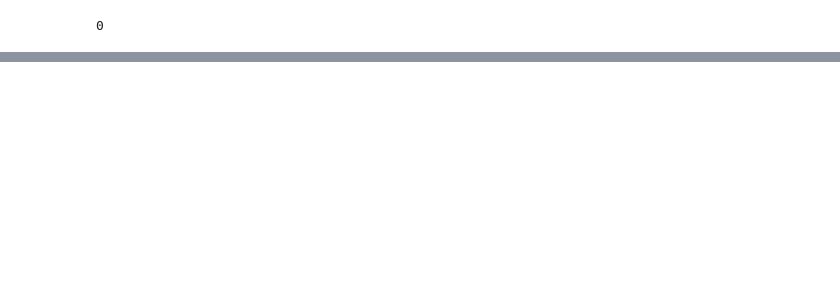
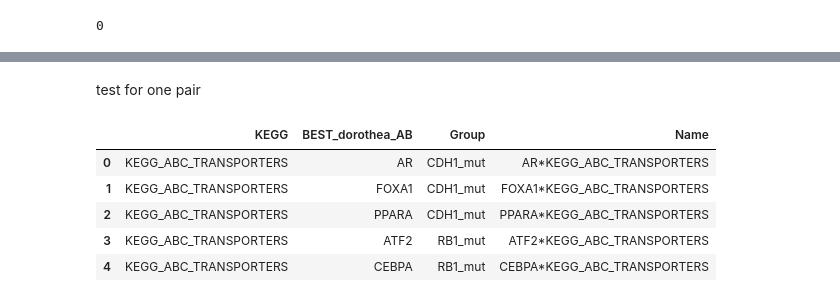
Before and after one commit to bence-szalai/why-pathway-methods-work, a Jupyter notebook: notebooks/overlap_analysis.ipynb, the cells around one changed output, grey strips where cells are left out. Drawn from its saved outputs; the diff is of its cells as text; code cells hidden in the pictures; blank space fills up the shorter version.

```diff
--- a/notebooks/overlap_analysis.ipynb
+++ b/notebooks/overlap_analysis.ipynb
@@ -318,0 +145,44 @@ activity2m1.shape
+# %% [markdown]
+test for one pair
+# %%
+dname1='KEGG'
+dname2='BEST_dorothea_AB'
+bname='gdsc'
+atype='_abs'
+# %%
+good1=pd.read_csv('../results/genesets/good/%s/%s_filtered%s.csv' % (bname,dname1,atype),
+                 sep=',',header=0,index_col=0)
+good2=pd.read_csv('../results/genesets/good/%s/%s_filtered%s.csv' % (bname,dname2,atype),
+                 sep=',',header=0,index_col=0)
+# %%
+pathways=[]
+good1set=[]
+good2set=[]
+# %%
+for s1 in good1.columns:
+    good_pathways=good1.index[good1[s1]==1]
+    for pw in good_pathways:
+        good2.columns[good2.loc[pw]==1]
+        for pw in good_pathways:
+            s2=list(good2.columns[good2.loc[pw]==1])
+            n=len(s2)
+            pathways+=[pw]*n
+            good1set+=[s1]*n
+            good2set+=s2
+goods=pd.DataFrame(index=range(len(pathways)))
+goods[dname1]=good1set
+goods[dname2]=good2set
+goods['Group']=pathways
+if dname1<dname2:
+    goods['Name']=goods[dname1]+'*'+goods[dname2]
+else:
+    goods['Name']=goods[dname2]+'*'+goods[dname1]
+# %%
+goods.head()
+# %% [output]
+|  | KEGG | BEST_dorothea_AB | Group | Name |
+| 0 | KEGG_ABC_TRANSPORTERS | AR | CDH1_mut | AR*KEGG_ABC_TRANSPORTERS |
+| 1 | KEGG_ABC_TRANSPORTERS | FOXA1 | CDH1_mut | FOXA1*KEGG_ABC_TRANSPORTERS |
+| 2 | KEGG_ABC_TRANSPORTERS | PPARA | CDH1_mut | PPARA*KEGG_ABC_TRANSPORTERS |
+| 3 | KEGG_ABC_TRANSPORTERS | ATF2 | RB1_mut | ATF2*KEGG_ABC_TRANSPORTERS |
+| 4 | KEGG_ABC_TRANSPORTERS | CEBPA | RB1_mut | CEBPA*KEGG_ABC_TRANSPORTERS |
```
Also changed, not shown: parts of 48 cells of this notebook.
